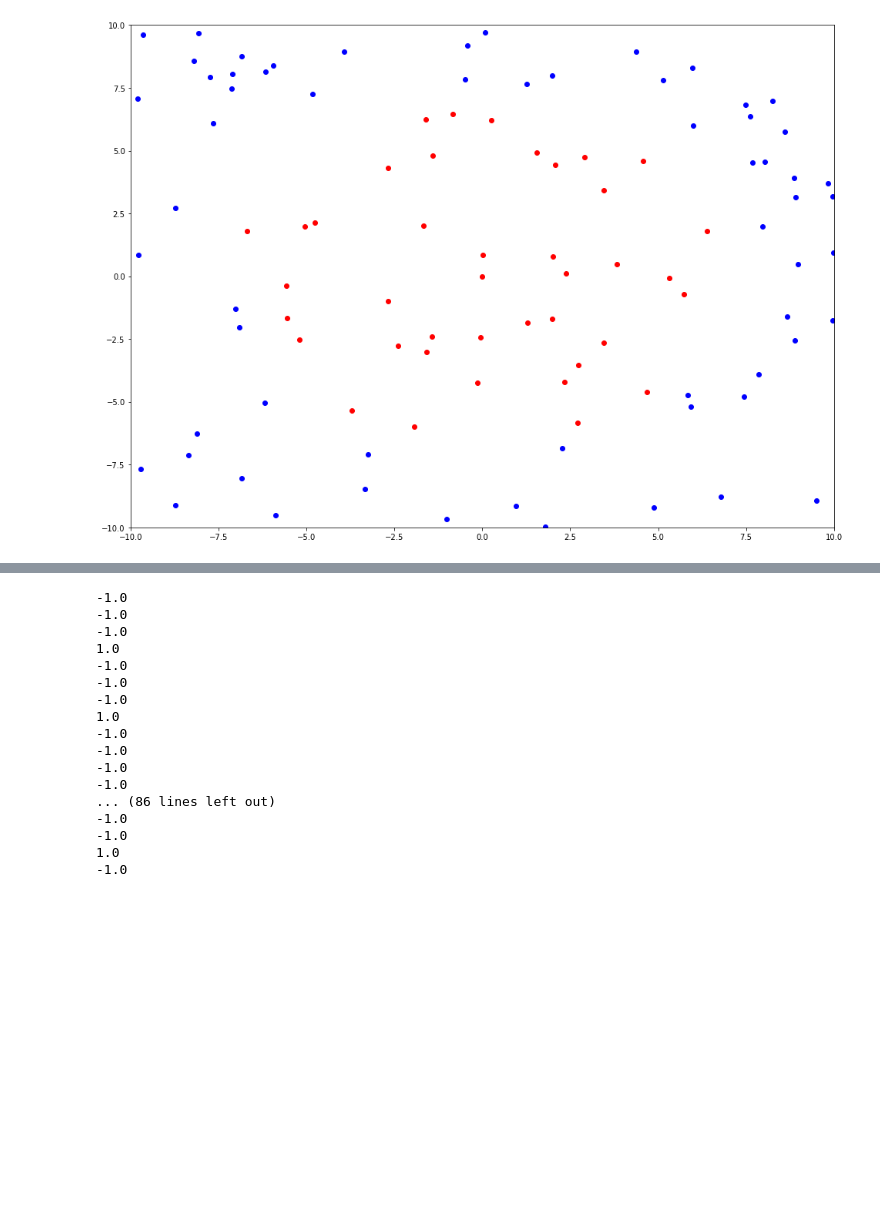
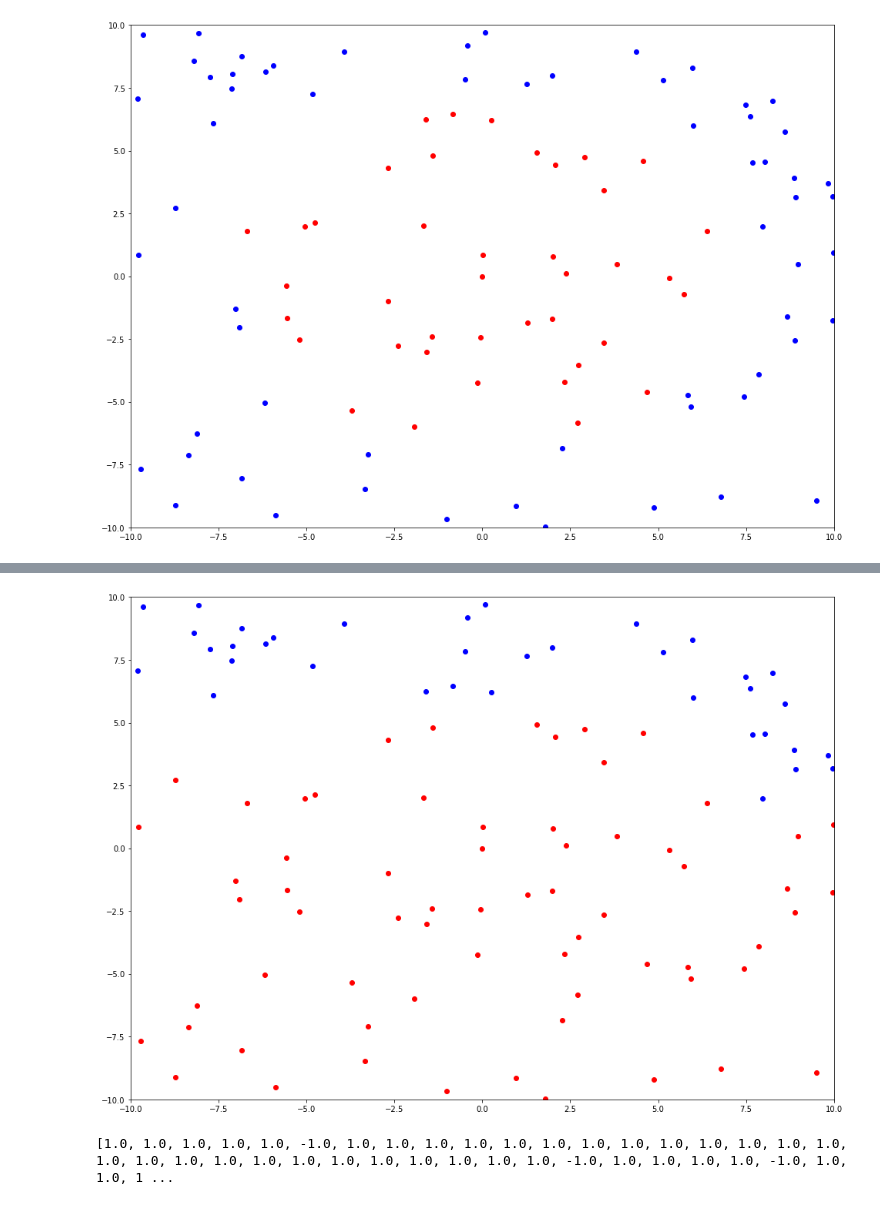
Before and after one commit to LuqmanSatrio/ML, a Jupyter notebook: Übungen/Übung5/Untitled.ipynb, the cells around one changed output, grey strips where cells are left out. Cells and saved outputs as stored; diff of their text form; code cells hidden in the pictures; blank space fills up the shorter version.

Commit message:
[not finding the error :(]

```diff
--- a/Übungen/Übung5/Untitled.ipynb
+++ b/Übungen/Übung5/Untitled.ipynb
@@ -82,7 +102,7 @@ def z(distribution, data, alpha, classifier):
     return sum1 + sum2
 # %%
 def alpha(error):
-    return 0.5 * m.log((1-error)/float(error))
+    return 0.5 * (m.log((1-error)/float(error)))
 # %%
 def ada_boost(list_of_classifiers, data):
     distribution = [1/float(len(data)) for i in range(len(data))]
@@ -100,11 +120,7 @@ def classify(point, strong_classifier):
     result = 0
     for weighted_classifier in strong_classifier:
         result += weighted_classifier[0]*weighted_classifier[1][0](point)
-    print(np.sign(result))
-    if np.sign(result) < 0:
-        return -1
-    else:
-        return 1
+    return np.sign(result)
 # %%
-list_of_cla = [get_weak_classifier(data_circle) for i in range(500)]
+list_of_cla = [get_weak_classifier(data_circle) for i in range(100)]
 classifiers = ada_boost(list_of_cla, data_circle)
@@ -111,21 +145,23 @@ classifiers = ada_boost(list_of_cla, data_circle)
 # %%
+classified_point = []
 for point in data_circle:
-    print(classify(point, classifiers))
+    classified_point.append(classify(point, classifiers))
-# %% [output]
--1.0
--1.0
--1.0
-1.0
--1.0
--1.0
--1.0
-1.0
--1.0
--1.0
--1.0
--1.0
-... (86 lines left out)
--1.0
--1.0
-1.0
--1.0
+# %%
+#Plot of the predicted point using Ada boost
+#% matplotlib
+fig = plt.figure(figsize=(36,12))
+ax1 = fig.add_subplot(121)
+for point in range(len(classified_point)):
+    if classified_point[point] == 1.0:
+        ax1.plot([data_circle[point][0]], [data_circle[point][1]], "ro")
+    else:
+        ax1.plot([data_circle[point][0]], [data_circle[point][1]], "bo")
+ax1.axis([-10, 10, -10, 10])
+
+plt.show()
+# %% [output]
+[figure, added]
+# %%
+print(classified_point)
+# %% [output]
+[1.0, 1.0, 1.0, 1.0, 1.0, -1.0, 1.0, 1.0, 1.0, 1.0, 1.0, 1.0, 1.0, 1.0, 1.0, 1.0, 1.0, 1.0, 1.0, 1.0, 1.0, 1.0, 1.0, 1.0, 1.0, 1.0, 1.0, 1.0, 1.0, 1.0, 1.0, -1.0, 1.0, 1.0, 1.0, 1.0, -1.0, 1.0, 1.0, 1 ...
```
Also changed, not shown: parts of 10 cells of this notebook.
